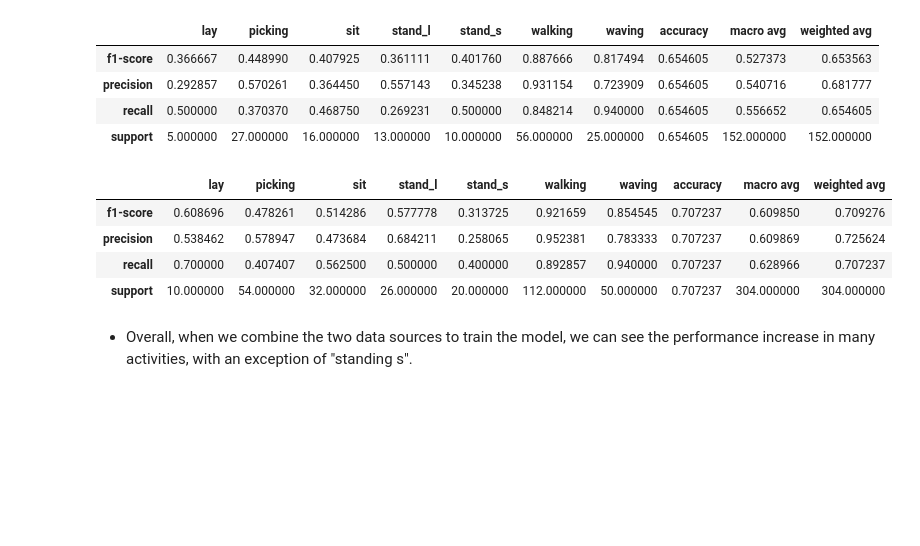
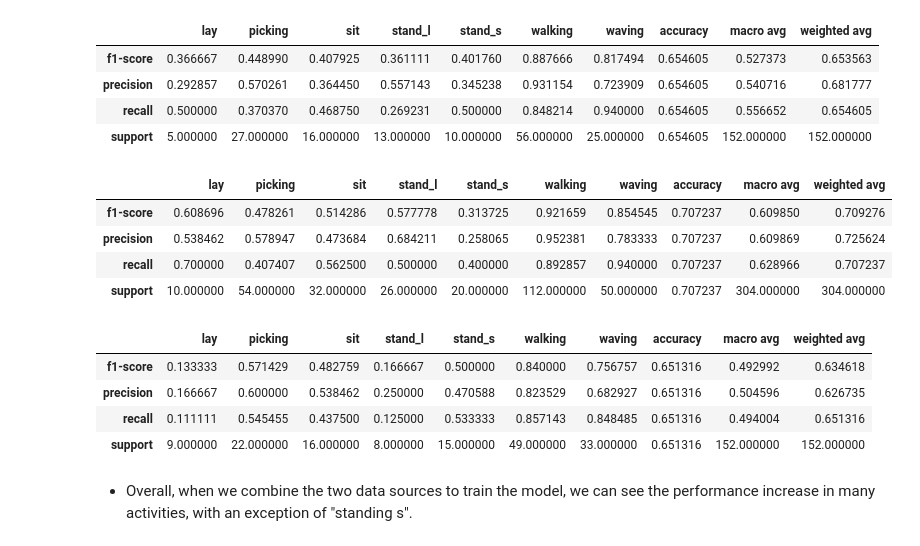
Before and after one commit to hslau44/irs_toolbox, a Jupyter notebook: Visualization.ipynb, the cells around one changed output. Cells and saved outputs as stored; diff of their text form; code cells hidden in the pictures; blank space fills up the shorter version.

```diff
--- a/Visualization.ipynb
+++ b/Visualization.ipynb
@@ -435,7 +435,7 @@ norm_2 = store('Trainmode-normal_Network-vgg16_Data-exp4csicsi-2_checkpoint_300_
 norm_j = store('Trainmode-normal_Network-vgg16_Data-exp4csicsi-j_checkpoint_300__2021_02_24_15_45')
 norm_p = store('Trainmode-normal_Network-vgg16_Data-exp4csipwr-2_checkpoint_300__2021_02_24_22_01')
 # %%
-l2reg_1 = store('Trainmode-normal_Network-vgg16_Data-exp4csicsi-j_s-l2reg_checkpoint_300__2021_02_24_16_18')
+l2reg_1 = store('Trainmode-normal_Network-vgg16_Data-exp4csicsi-1_s-l2reg_checkpoint_300__2021_02_25_14_03')
 # %%
 # nuc 1
 norm_1['repo']
@@ -474,6 +474,14 @@ norm_j['repo']
 | precision | 0.538462 | 0.578947 | 0.473684 | 0.684211 | 0.258065 | 0.952381 | 0.783333 | 0.707237 | 0.609869 | 0.725624 |
 | recall | 0.700000 | 0.407407 | 0.562500 | 0.500000 | 0.400000 | 0.892857 | 0.940000 | 0.707237 | 0.628966 | 0.707237 |
 | support | 10.000000 | 54.000000 | 32.000000 | 26.000000 | 20.000000 | 112.000000 | 50.000000 | 0.707237 | 304.000000 | 304.000000 |
+# %%
+l2reg_1['repo']
+# %% [output]
+|  | lay | picking | sit | stand_l | stand_s | walking | waving | accuracy | macro avg | weighted avg |
+| f1-score | 0.133333 | 0.571429 | 0.482759 | 0.166667 | 0.500000 | 0.840000 | 0.756757 | 0.651316 | 0.492992 | 0.634618 |
+| precision | 0.166667 | 0.600000 | 0.538462 | 0.250000 | 0.470588 | 0.823529 | 0.682927 | 0.651316 | 0.504596 | 0.626735 |
+| recall | 0.111111 | 0.545455 | 0.437500 | 0.125000 | 0.533333 | 0.857143 | 0.848485 | 0.651316 | 0.494004 | 0.651316 |
+| support | 9.000000 | 22.000000 | 16.000000 | 8.000000 | 15.000000 | 49.000000 | 33.000000 | 0.651316 | 152.000000 | 152.000000 |
 # %% [markdown]
 * Overall, when we combine the two data sources to train the model, we can see the performance increase in many activities, with an exception of "standing s".
 # %%
```
Also changed, not shown: 1 other file.
